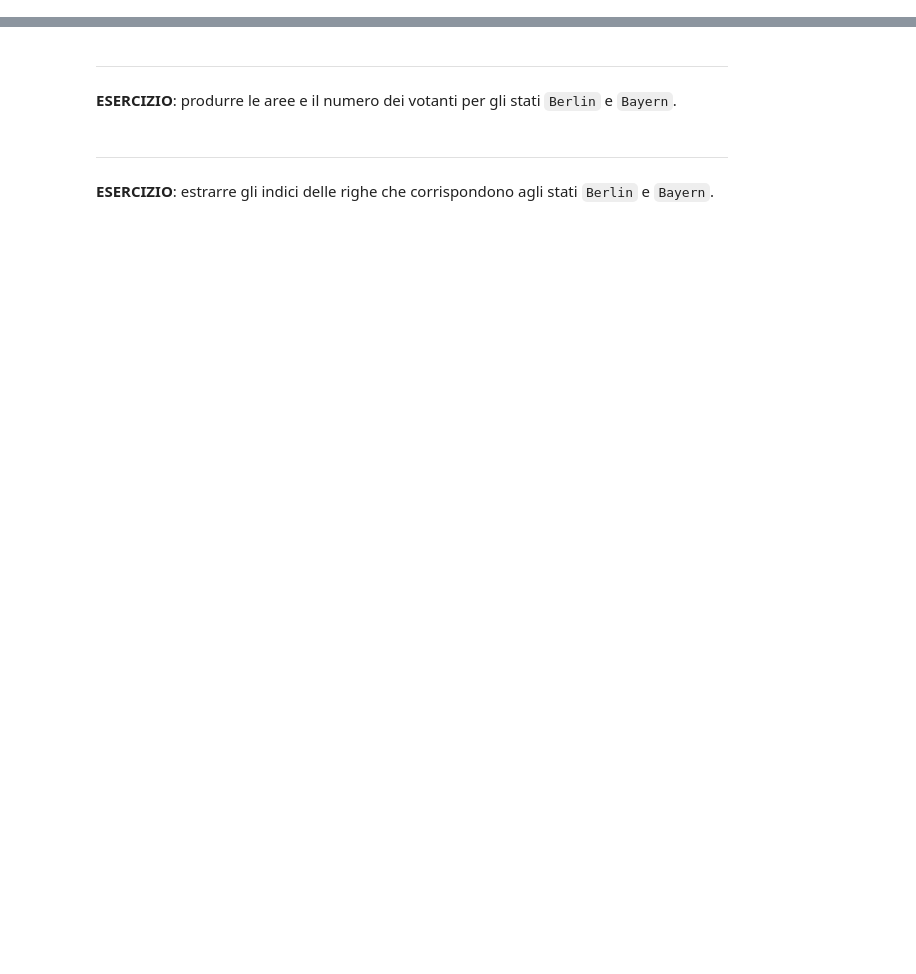
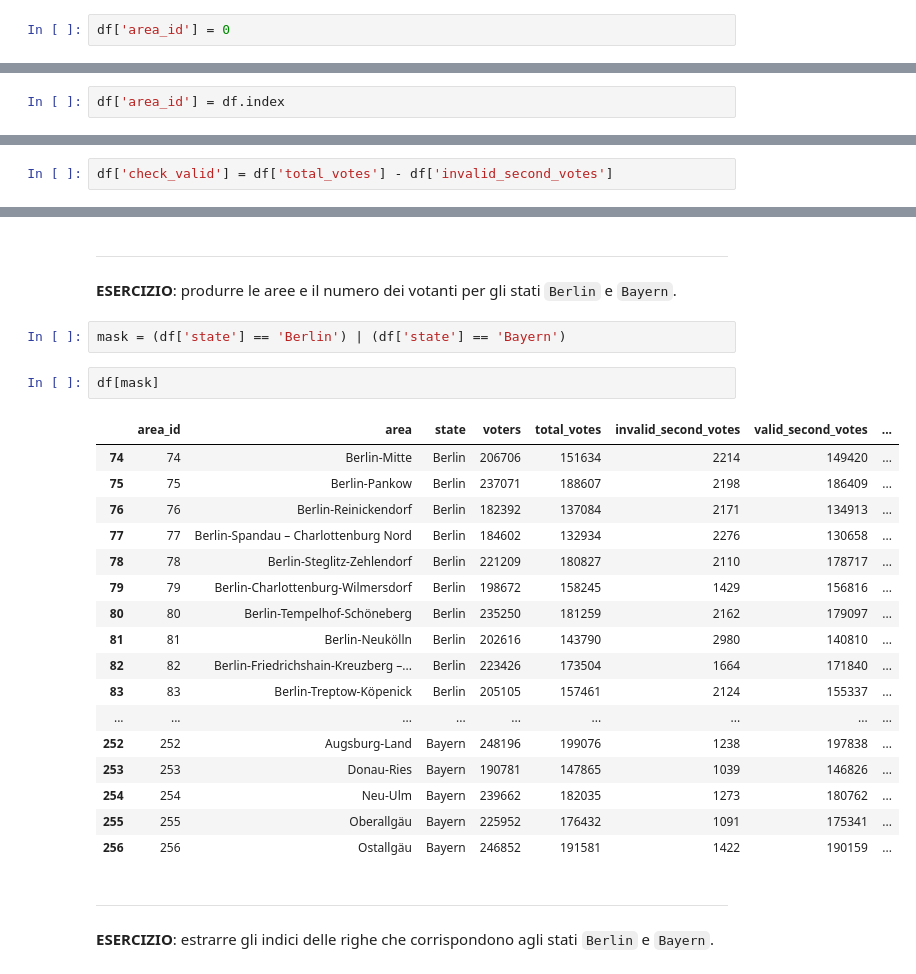
Before and after one commit to bioinformatica-corso/lezioni, a Jupyter notebook: laboratorio/lab10-14nov22/lezione6-pandas.ipynb, the cells around one changed output, grey strips where cells are left out. Saved outputs shown, nothing was run; the diff lists cells and outputs as text; blank space fills up the shorter version.

```diff
--- a/laboratorio/lab10-14nov22/lezione6-pandas.ipynb
+++ b/laboratorio/lab10-14nov22/lezione6-pandas.ipynb
@@ -99,2 +305,4 @@ aggiornano tutti i valori della colonna, restituita dall'espressione a sinistra
 # %% [markdown]
 **ESERCIZIO**: aggiornare a 0 tutti i valori della colonna `area_id`.
+# %%
+df['area_id'] = 0
@@ -148,0 +419,2 @@ aggiorna la colonna `column_name` con i valori dell'oggetto `series_obj` che dev
+# %%
+df['area_id'] = df.index
@@ -160,3 +448,5 @@ aggiunge la colonna `new_column_name` con i valori dell'oggetto `series_obj` che
 ---
 # %% [markdown]
 **ESERCIZIO**: aggiungere la colonna che contiene la differenza tra le colonne `total_votes` e `invalid_second_votes`
+# %%
+df['check_valid'] = df['total_votes'] - df['invalid_second_votes']
@@ -216,6 +552,28 @@ aggiorna tutti i valori del *data frame* restituito a sinistra con il nuovo valo
 ---
 
 **ESERCIZIO**: produrre le aree e il numero dei votanti per gli stati `Berlin` e `Bayern`.
+# %%
+mask = (df['state'] == 'Berlin') | (df['state'] == 'Bayern')
+# %%
+df[mask]
+# %% [output]
+|  | area_id | area | state | voters | total_votes | invalid_second_votes | valid_second_votes | ... |
+| 74 | 74 | Berlin-Mitte | Berlin | 206706 | 151634 | 2214 | 149420 | ... |
+| 75 | 75 | Berlin-Pankow | Berlin | 237071 | 188607 | 2198 | 186409 | ... |
+| 76 | 76 | Berlin-Reinickendorf | Berlin | 182392 | 137084 | 2171 | 134913 | ... |
+| 77 | 77 | Berlin-Spandau – Charlottenburg Nord | Berlin | 184602 | 132934 | 2276 | 130658 | ... |
+| 78 | 78 | Berlin-Steglitz-Zehlendorf | Berlin | 221209 | 180827 | 2110 | 178717 | ... |
+| 79 | 79 | Berlin-Charlottenburg-Wilmersdorf | Berlin | 198672 | 158245 | 1429 | 156816 | ... |
+| 80 | 80 | Berlin-Tempelhof-Schöneberg | Berlin | 235250 | 181259 | 2162 | 179097 | ... |
+| 81 | 81 | Berlin-Neukölln | Berlin | 202616 | 143790 | 2980 | 140810 | ... |
+| 82 | 82 | Berlin-Friedrichshain-Kreuzberg –... | Berlin | 223426 | 173504 | 1664 | 171840 | ... |
+| 83 | 83 | Berlin-Treptow-Köpenick | Berlin | 205105 | 157461 | 2124 | 155337 | ... |
+| ... | ... | ... | ... | ... | ... | ... | ... | ... |
+| 252 | 252 | Augsburg-Land | Bayern | 248196 | 199076 | 1238 | 197838 | ... |
+| 253 | 253 | Donau-Ries | Bayern | 190781 | 147865 | 1039 | 146826 | ... |
+| 254 | 254 | Neu-Ulm | Bayern | 239662 | 182035 | 1273 | 180762 | ... |
+| 255 | 255 | Oberallgäu | Bayern | 225952 | 176432 | 1091 | 175341 | ... |
+| 256 | 256 | Ostallgäu | Bayern | 246852 | 191581 | 1422 | 190159 | ... |
 # %% [markdown]
 ---
 
```
Also changed, not shown: parts of 35 cells of this notebook.
